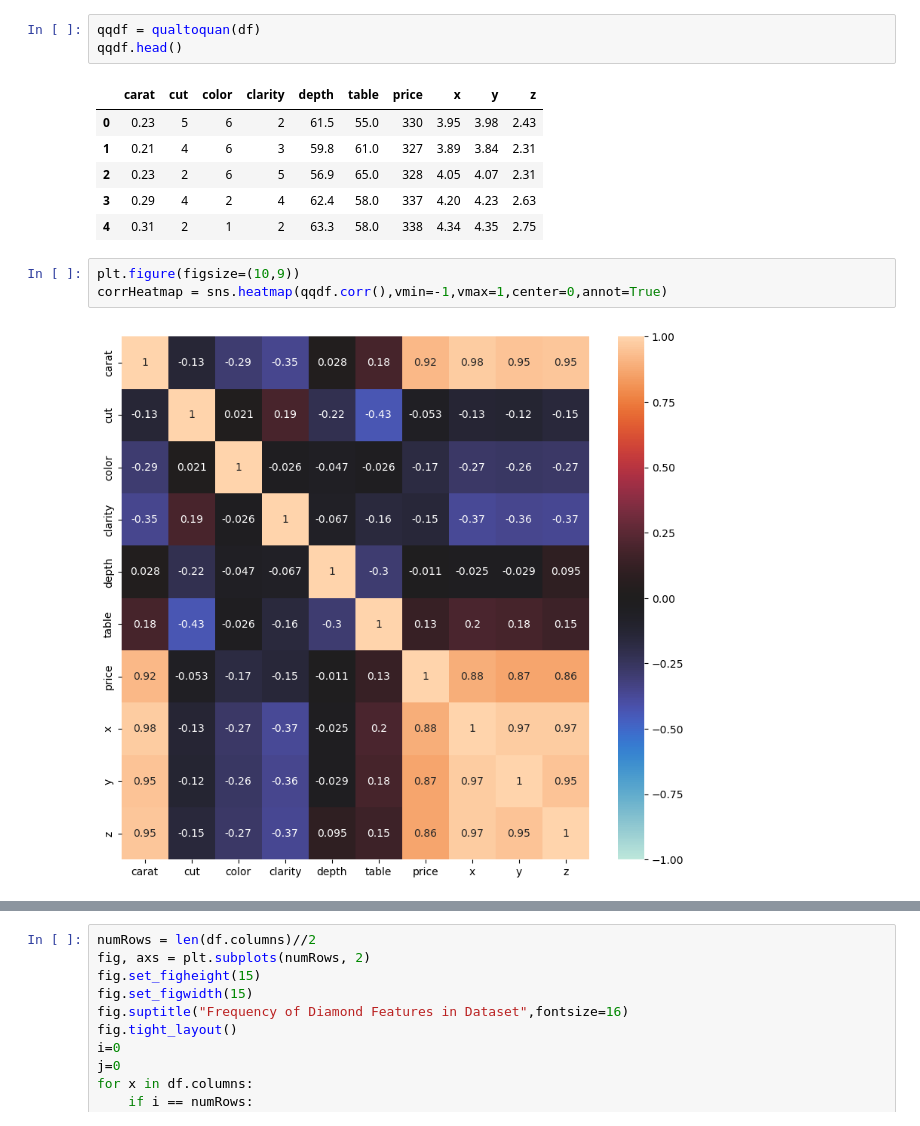
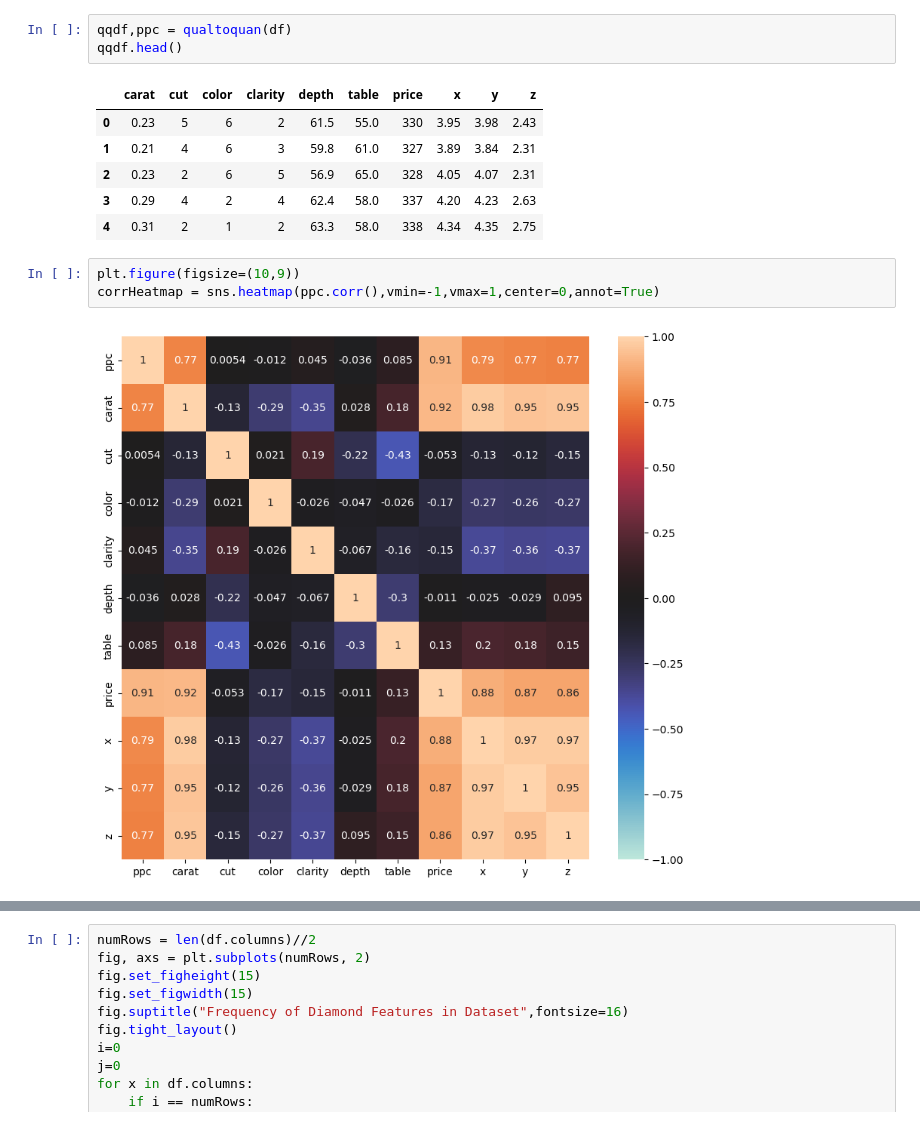
Before and after one commit to thewrigman/Diamond-characteristics-ece219, a Jupyter notebook: src/dataset.ipynb, the cells around one changed output, grey strips where cells are left out. Saved outputs shown, nothing was run; the diff lists cells and outputs as text.

```diff
--- a/src/dataset.ipynb
+++ b/src/dataset.ipynb
@@ -16,7 +19,7 @@ df.head()
 | 3 | 0.29 | Premium | I | VS2 | 62.4 | 58.0 | 337 | 4.20 | 4.23 | 2.63 |
 | 4 | 0.31 | Good | J | SI2 | 63.3 | 58.0 | 338 | 4.34 | 4.35 | 2.75 |
 # %%
-qqdf = qualtoquan(df)
+qqdf,ppc = qualtoquan(df)
 qqdf.head()
 # %% [output]
 |  | carat | cut | color | clarity | depth | table | price | x | y | z |
@@ -27,7 +30,7 @@ qqdf.head()
 | 4 | 0.31 | 2 | 1 | 2 | 63.3 | 58.0 | 338 | 4.34 | 4.35 | 2.75 |
 # %%
 plt.figure(figsize=(10,9))
-corrHeatmap = sns.heatmap(qqdf.corr(),vmin=-1,vmax=1,center=0,annot=True)
+corrHeatmap = sns.heatmap(ppc.corr(),vmin=-1,vmax=1,center=0,annot=True)
 # %% [output]
-[figure, old version]
+[figure, new version]
 # %%
```
Also changed, not shown: parts of 3 cells of this notebook, 5 other files.
